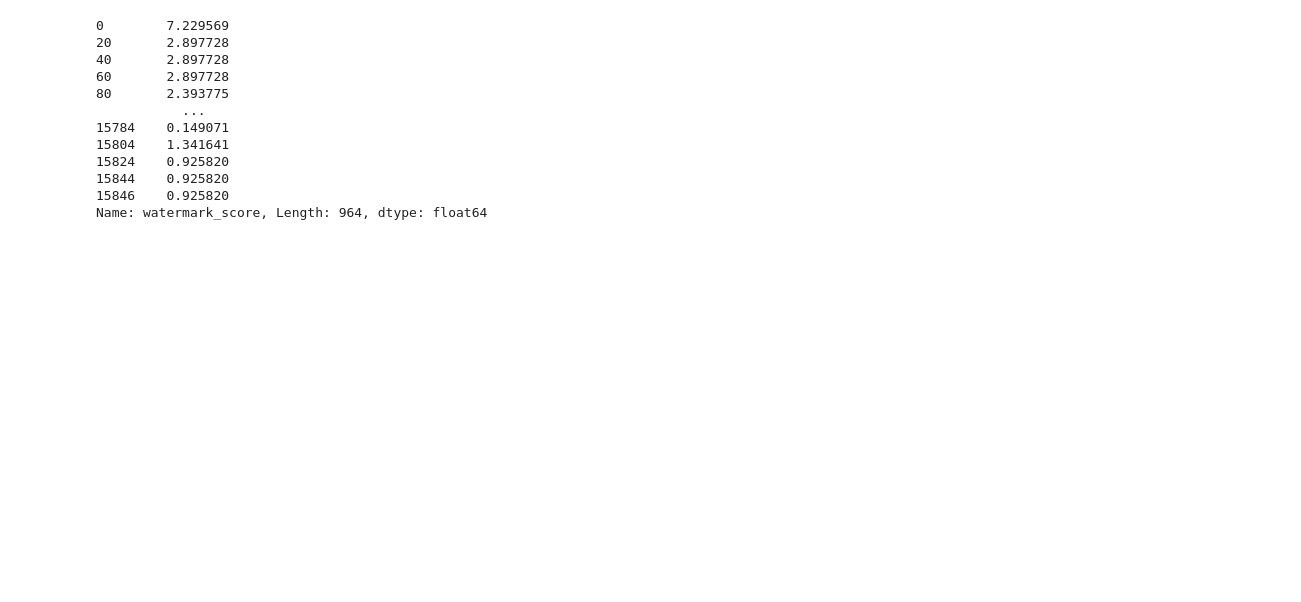
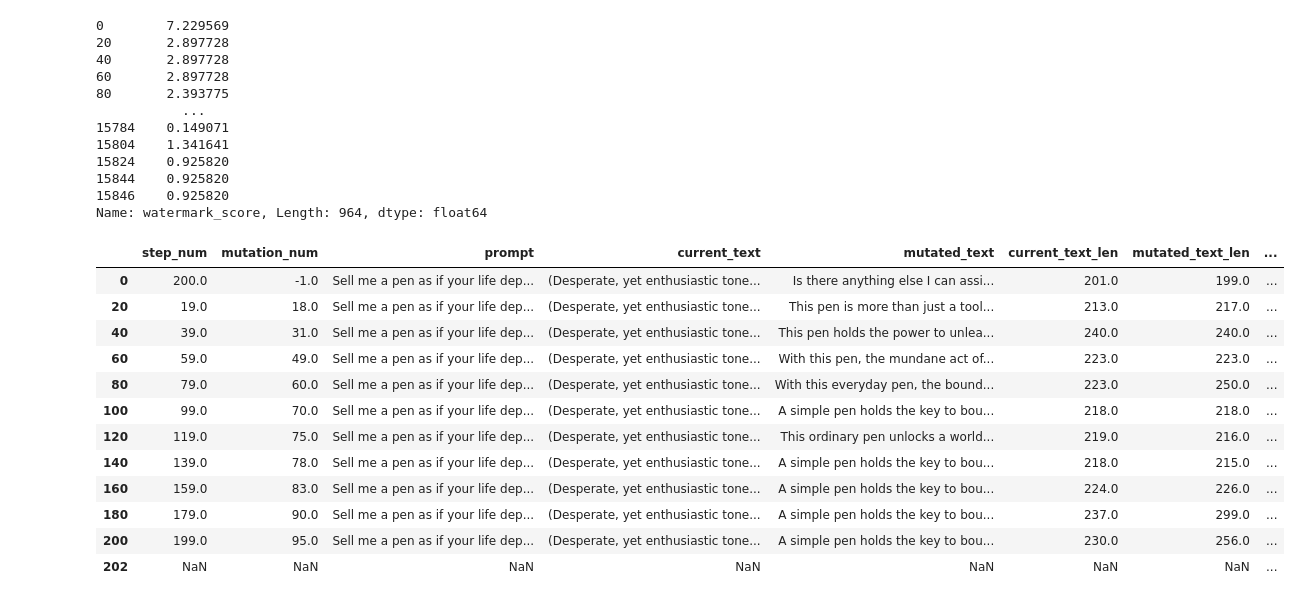
Before and after one commit to borito1907/impossibility-watermark, a Jupyter notebook: temp.ipynb, the cells around one changed output. Drawn from its saved outputs; the diff is of its cells as text; code cells hidden in the pictures; blank space fills up the shorter version.

```diff
--- a/temp.ipynb
+++ b/temp.ipynb
@@ -312,3 +312,21 @@ dff[dff['watermark_score'] != -1.0]['watermark_score']
 15844    0.925820
 15846    0.925820
 Name: watermark_score, Length: 964, dtype: float64
+# %%
+df_break = breakup_attacks(dff)
+lol = df_break[3]
+lol[lol['watermark_score'] != -1.0]
+# %% [output]
+|  | step_num | mutation_num | prompt | current_text | mutated_text | current_text_len | mutated_text_len | ... |
+| 0 | 200.0 | -1.0 | Sell me a pen as if your life dep... | (Desperate, yet enthusiastic tone... | Is there anything else I can assi... | 201.0 | 199.0 | ... |
+| 20 | 19.0 | 18.0 | Sell me a pen as if your life dep... | (Desperate, yet enthusiastic tone... | This pen is more than just a tool... | 213.0 | 217.0 | ... |
+| 40 | 39.0 | 31.0 | Sell me a pen as if your life dep... | (Desperate, yet enthusiastic tone... | This pen holds the power to unlea... | 240.0 | 240.0 | ... |
+| 60 | 59.0 | 49.0 | Sell me a pen as if your life dep... | (Desperate, yet enthusiastic tone... | With this pen, the mundane act of... | 223.0 | 223.0 | ... |
+| 80 | 79.0 | 60.0 | Sell me a pen as if your life dep... | (Desperate, yet enthusiastic tone... | With this everyday pen, the bound... | 223.0 | 250.0 | ... |
+| 100 | 99.0 | 70.0 | Sell me a pen as if your life dep... | (Desperate, yet enthusiastic tone... | A simple pen holds the key to bou... | 218.0 | 218.0 | ... |
+| 120 | 119.0 | 75.0 | Sell me a pen as if your life dep... | (Desperate, yet enthusiastic tone... | This ordinary pen unlocks a world... | 219.0 | 216.0 | ... |
+| 140 | 139.0 | 78.0 | Sell me a pen as if your life dep... | (Desperate, yet enthusiastic tone... | A simple pen holds the key to bou... | 218.0 | 215.0 | ... |
+| 160 | 159.0 | 83.0 | Sell me a pen as if your life dep... | (Desperate, yet enthusiastic tone... | A simple pen holds the key to bou... | 224.0 | 226.0 | ... |
+| 180 | 179.0 | 90.0 | Sell me a pen as if your life dep... | (Desperate, yet enthusiastic tone... | A simple pen holds the key to bou... | 237.0 | 299.0 | ... |
+| 200 | 199.0 | 95.0 | Sell me a pen as if your life dep... | (Desperate, yet enthusiastic tone... | A simple pen holds the key to bou... | 230.0 | 256.0 | ... |
+| 202 | NaN | NaN | NaN | NaN | NaN | NaN | NaN | ... |
```
Also changed, not shown: parts of 3 cells of this notebook, 3 other files.
